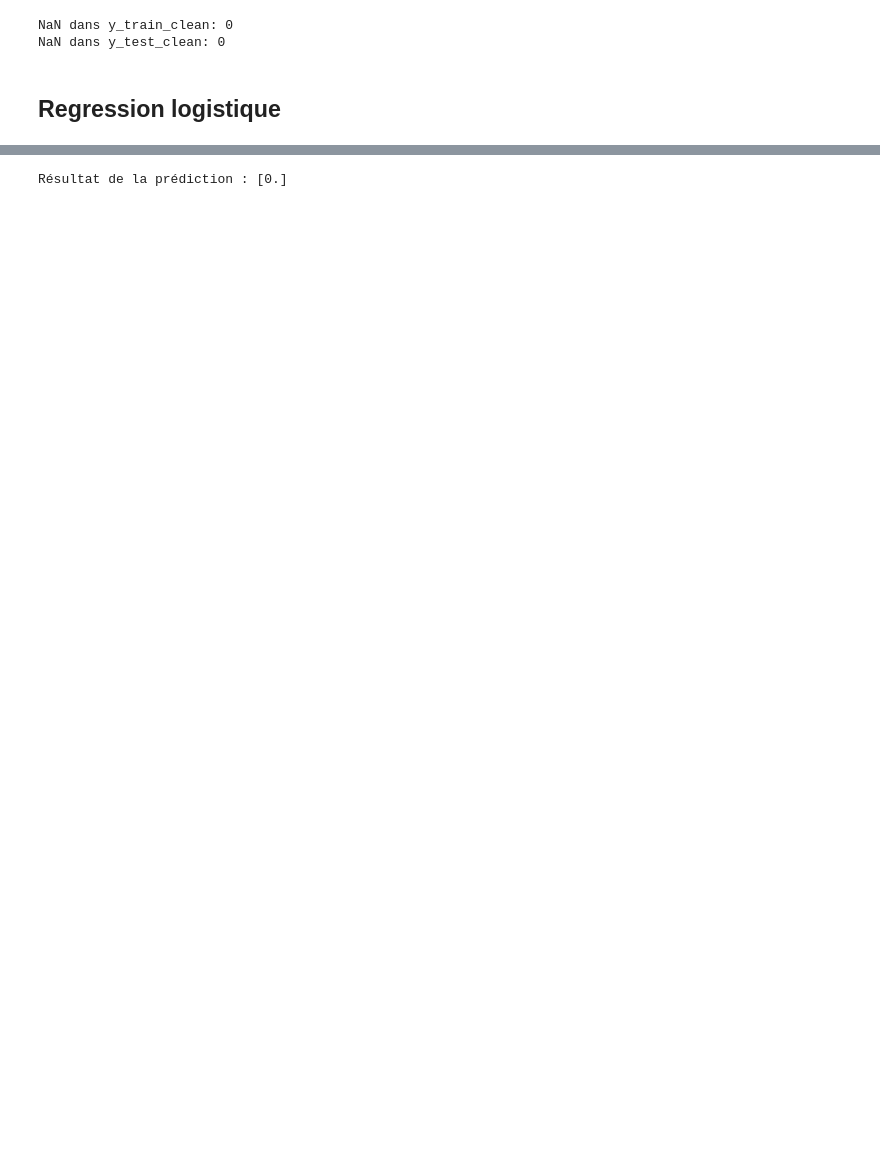
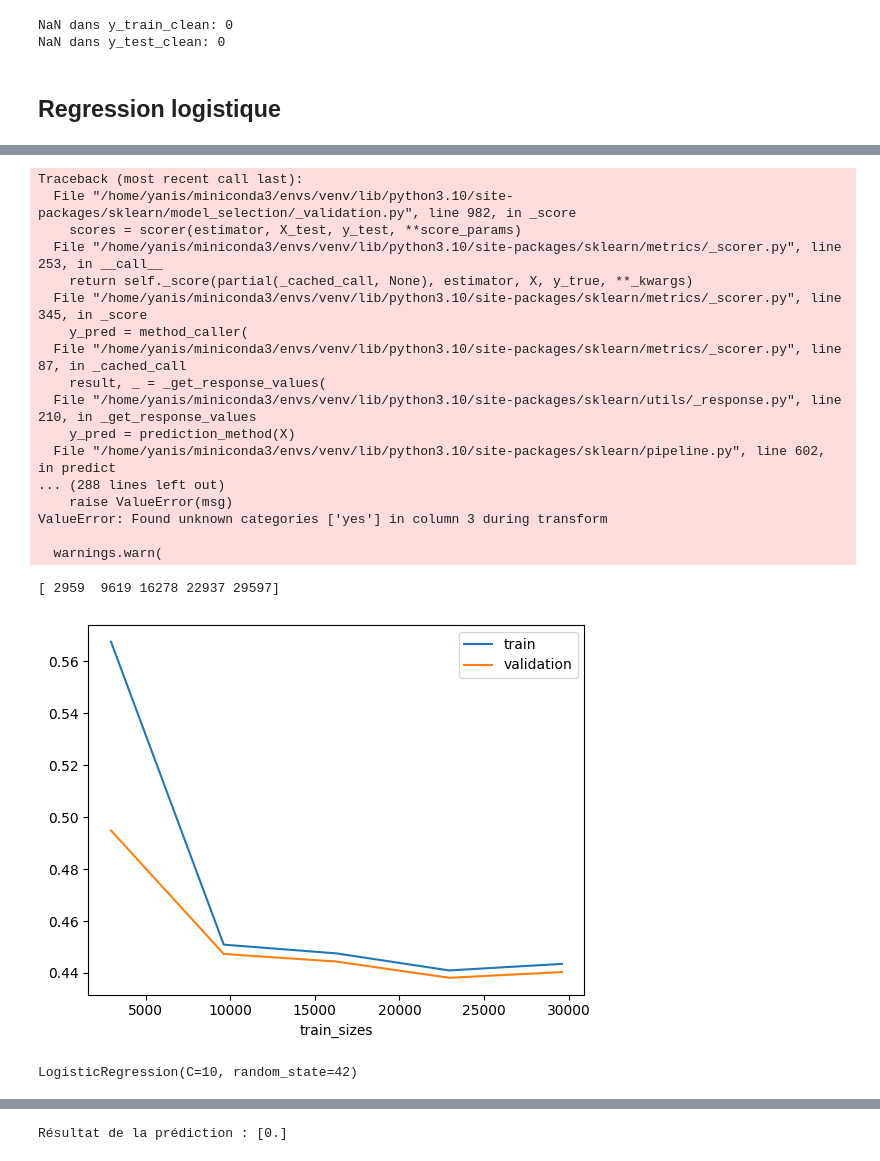
Before and after one commit to yaniskahoul/Bank-classification-marketing, a Jupyter notebook: api_ai/notebooks/modelisation.ipynb, the cells around one changed output, grey strips where cells are left out. Cells and saved outputs as stored; diff of their text form; code cells hidden in the pictures; blank space fills up the shorter version.

```diff
--- a/api_ai/notebooks/modelisation.ipynb
+++ b/api_ai/notebooks/modelisation.ipynb
@@ -209,24 +169,3 @@ NaN dans y_train_clean: 0
 NaN dans y_test_clean: 0
 # %% [markdown]
 ## Regression logistique
-# %%
-from sklearn.linear_model import LogisticRegression # Library
-
-model = LogisticRegression(random_state=42)
-
-model.fit(X_train, y_train) # Train the model on the training set
-
-y_pred_lr = model.predict(X_test) # Make predictions on the testing set
-
-# Evaluate the model's accuracy
-accuracy = accuracy_score(y_test, y_pred_lr)
-print("Accuracy:", accuracy)
-
-# Confusion matrix
-conf_matrix = confusion_matrix(y_test, y_pred_lr)
-plt.figure(figsize=(4, 2))
-sns.heatmap(conf_matrix, annot=True, fmt='d', cmap='Blues', cbar=False, annot_kws={"fontsize":8})
-plt.title('Confusion Matrix - LR')
-plt.xlabel('Predicted Labels')
-plt.ylabel('True Labels')
-plt.show()
@@ -235,0 +172,11 @@ Accuracy: 0.9126263272355123
+# %%
+from sklearn.pipeline import Pipeline
+from sklearn.linear_model import LogisticRegression # Library
+pipeline = Pipeline(
+    steps=[
+        ('preprocessor', preprocessor),
+        ('model',LogisticRegression(C=10,random_state=42))
+    ]
+)
+# %%
+pipeline.fit(X_train,y_train)
@@ -235,0 +239,37 @@ Accuracy: 0.9126263272355123
+# %%
+from sklearn.model_selection import learning_curve
+import matplotlib.pyplot as plt
+import numpy as np
+
+N, train_score, val_score = learning_curve(pipeline, X_train, y_train,cv=10, scoring="f1", random_state=42)
+
+print(N)
+plt.plot(N, train_score.mean(axis=1), label='train')
+plt.plot(N, pd.DataFrame(val_score).mean(axis=1), label='validation')
+plt.xlabel('train_sizes')
+plt.legend()
+plt.show()
+# %% [output]
+Traceback (most recent call last):
+  File "/home/yanis/miniconda3/envs/venv/lib/python3.10/site-packages/sklearn/model_selection/_validation.py", line 982, in _score
+    scores = scorer(estimator, X_test, y_test, **score_params)
+  File "/home/yanis/miniconda3/envs/venv/lib/python3.10/site-packages/sklearn/metrics/_scorer.py", line 253, in __call__
+    return self._score(partial(_cached_call, None), estimator, X, y_true, **_kwargs)
+  File "/home/yanis/miniconda3/envs/venv/lib/python3.10/site-packages/sklearn/metrics/_scorer.py", line 345, in _score
+    y_pred = method_caller(
+  File "/home/yanis/miniconda3/envs/venv/lib/python3.10/site-packages/sklearn/metrics/_scorer.py", line 87, in _cached_call
+    result, _ = _get_response_values(
+  File "/home/yanis/miniconda3/envs/venv/lib/python3.10/site-packages/sklearn/utils/_response.py", line 210, in _get_response_values
+    y_pred = prediction_method(X)
+  File "/home/yanis/miniconda3/envs/venv/lib/python3.10/site-packages/sklearn/pipeline.py", line 602, in predict
+... (288 lines left out)
+    raise ValueError(msg)
+ValueError: Found unknown categories ['yes'] in column 3 during transform
+
+  warnings.warn(
+[ 2959  9619 16278 22937 29597]
+[figure, added]
+# %%
+pipeline.named_steps["model"]
+# %% [output]
+LogisticRegression(C=10, random_state=42)
```
Also changed, not shown: parts of 70 cells of this notebook, 1 other file.
